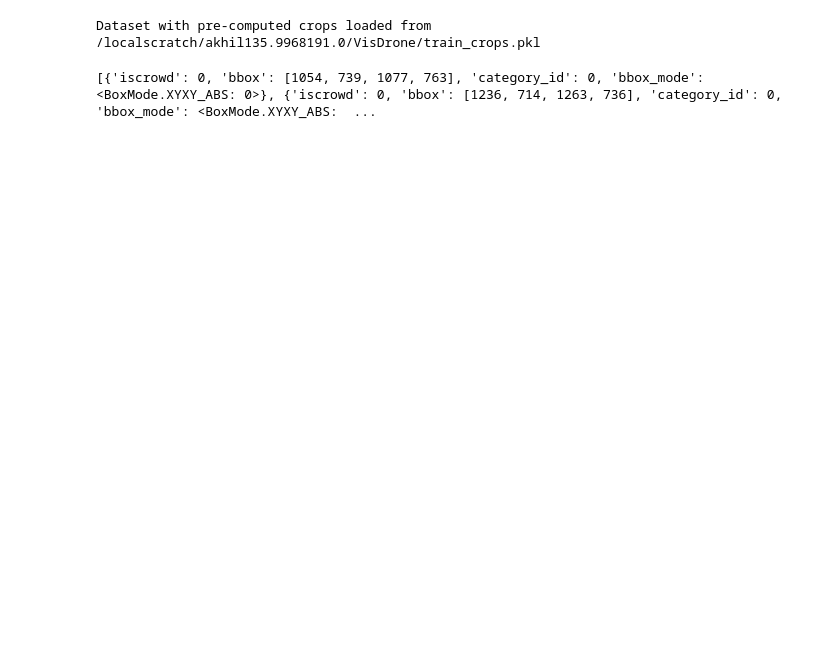
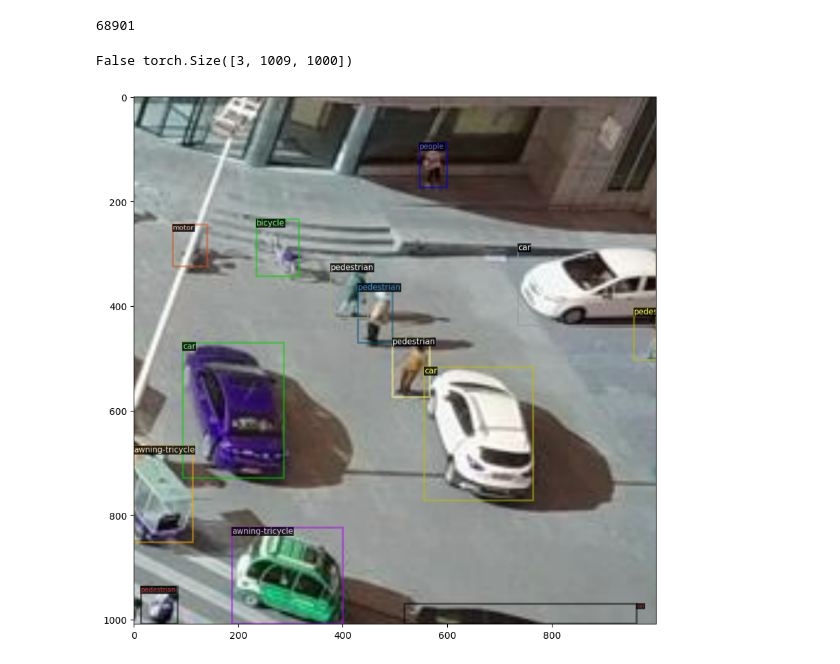
Before and after one commit to akhilpm/DroneDetectron2, a Jupyter notebook: crop_generation.ipynb, the cells around one changed output. Drawn from its saved outputs; the diff is of its cells as text; code cells hidden in the pictures; blank space fills up the shorter version.

```diff
--- a/crop_generation.ipynb
+++ b/crop_generation.ipynb
@@ -26,7 +28,7 @@ import cv2
 data_dir = os.path.join(os.environ['SLURM_TMPDIR'], "VisDrone")
 dataset_name = 'visdrone_2019_train'
 #register_visdrone(cfg.DATASETS.TRAIN[0], data_dir, cfg, True)
-#dataset_dicts = visdrone.load_visdrone_instances(dataset_name, data_dir, cfg)
+#dataset_dicts = visdrone.load_visdrone_instances(dataset_name, data_dir, cfg, True)
 dataset_dicts = get_detection_dataset_dicts(cfg.DATASETS.TRAIN, filter_empty=cfg.DATALOADER.FILTER_EMPTY_ANNOTATIONS)
 dataset = DatasetFromList(dataset_dicts, copy=False)
 if cfg.CROPTRAIN.USE_CROPS:
@@ -36,11 +38,7 @@ if mapper is None:
 dataset = MapDataset(dataset, mapper)
 sampler = TrainingSampler(len(dataset))
 data_loader = build_batch_data_loader(dataset, sampler, cfg.SOLVER.IMS_PER_BATCH)
+print(len(dataset_dicts))
 # %% [output]
-Dataset with pre-computed crops loaded from /localscratch/akhil135.9968191.0/VisDrone/train_crops.pkl
+68901
-# %%
-annos = dataset_dicts[0].get("annotations", None)
-print(annos)
-# %% [output]
-[{'iscrowd': 0, 'bbox': [1054, 739, 1077, 763], 'category_id': 0, 'bbox_mode': <BoxMode.XYXY_ABS: 0>}, {'iscrowd': 0, 'bbox': [1236, 714, 1263, 736], 'category_id': 0, 'bbox_mode': <BoxMode.XYXY_ABS:  ...
 # %%
@@ -79,4 +101,10 @@ def plot_instances(data_dict, meta):
 # %%
 metadata = MetadataCatalog.get(dataset_name)
 data = next(iter(data_loader))
+index = 6
+print(data[index]['full_image'], data[index]['image'].shape)
+plot_instances(data[index], metadata)
+# %% [output]
+False torch.Size([3, 1009, 1000])
+[figure, added]
 # %%
```
Also changed, not shown: parts of 5 cells of this notebook, 9 other files.
